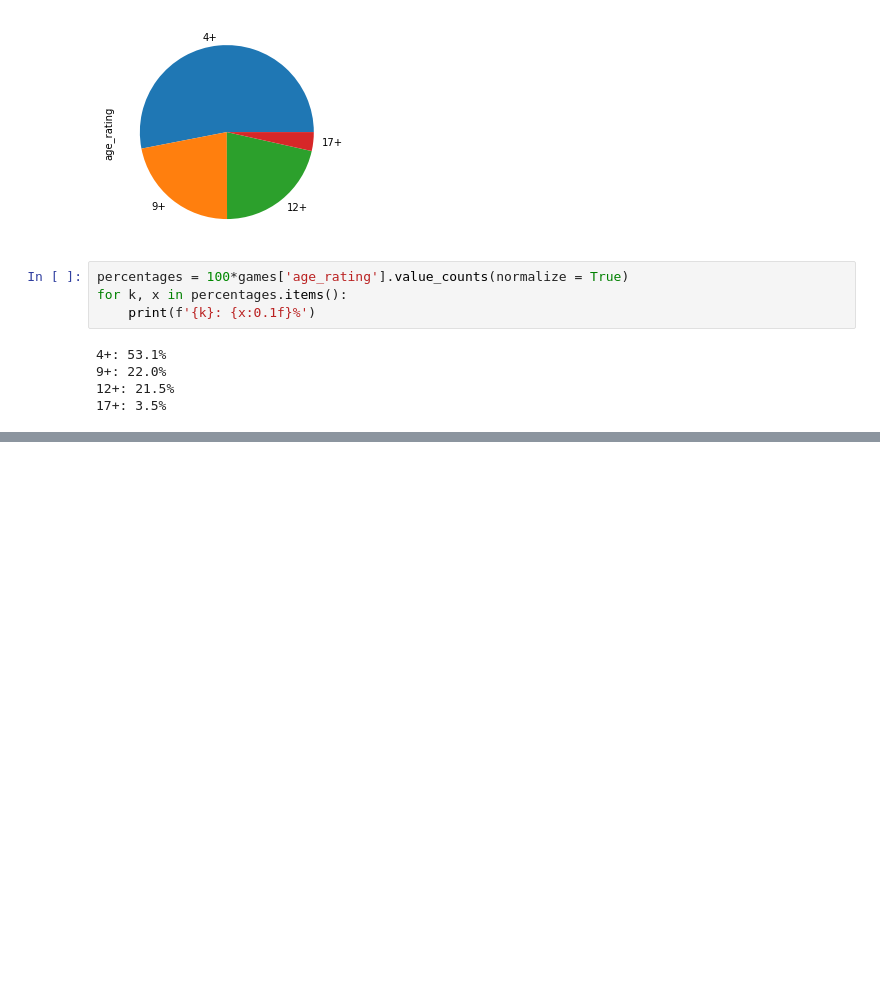
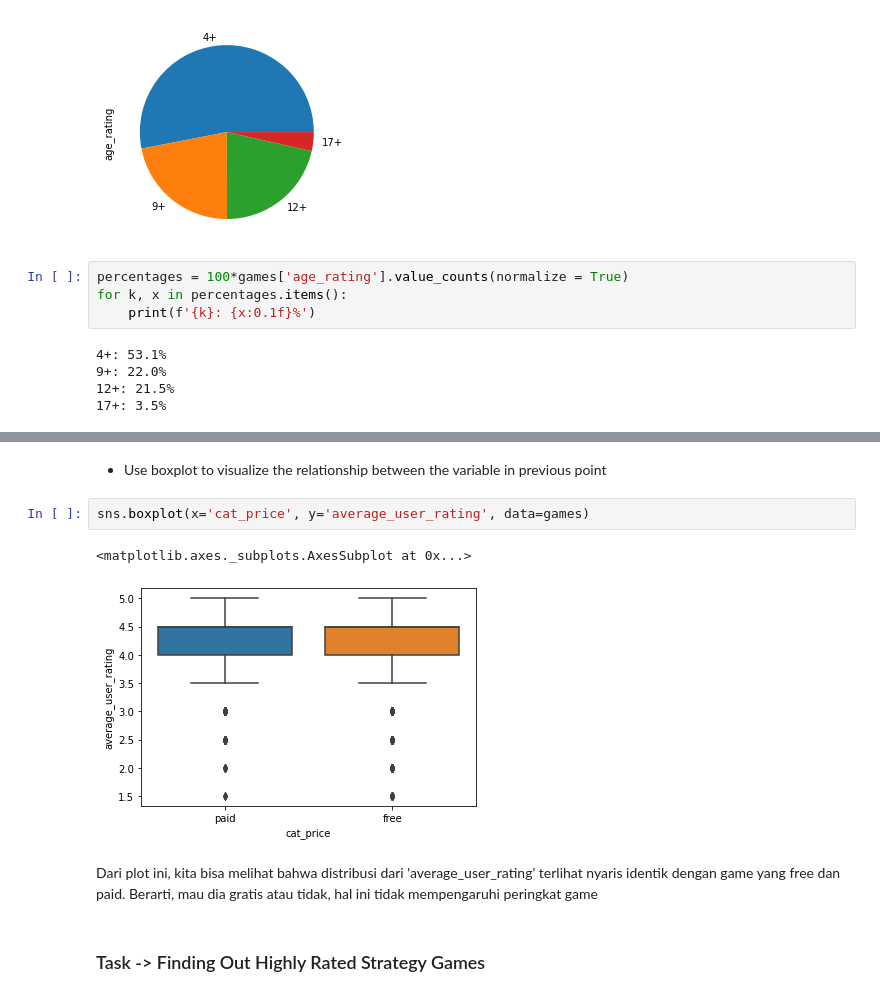
Before and after one commit to samyon7/Statistics-Python, a Jupyter notebook: Work_7/work_7-1.ipynb, the cells around one changed output, grey strips where cells are left out. Cells and saved outputs as stored; diff of their text form; blank space fills up the shorter version.

```diff
--- a/Work_7/work_7-1.ipynb
+++ b/Work_7/work_7-1.ipynb
@@ -484,0 +541,11 @@ for k, x in percentages.items():
+# %% [markdown]
+- Use boxplot to visualize the relationship between the variable in previous point
+# %%
+sns.boxplot(x='cat_price', y='average_user_rating', data=games)
+# %% [output]
+<matplotlib.axes._subplots.AxesSubplot at 0x...>
+[figure, added]
+# %% [markdown]
+Dari plot ini, kita bisa melihat bahwa distribusi dari 'average_user_rating' terlihat nyaris identik dengan game yang free dan paid. Berarti, mau dia gratis atau tidak, hal ini tidak mempengaruhi peringkat game
+# %% [markdown]
+### Task -> Finding Out Highly Rated Strategy Games
```
Also changed, not shown: parts of 44 cells of this notebook.
